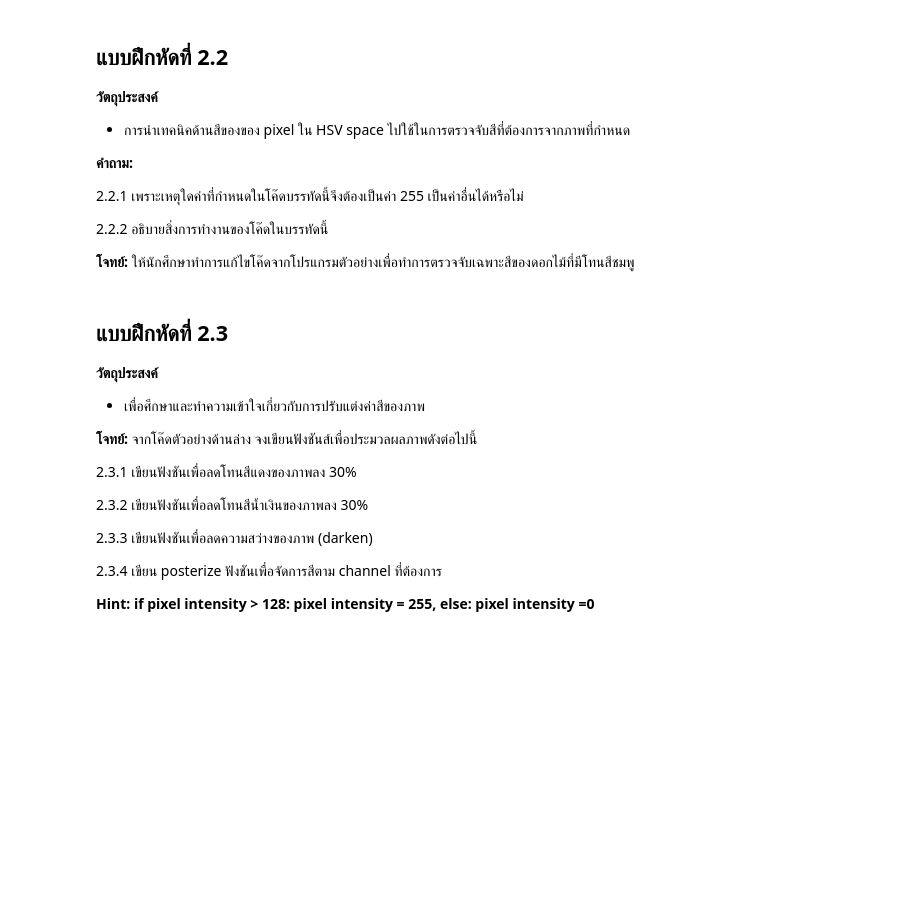
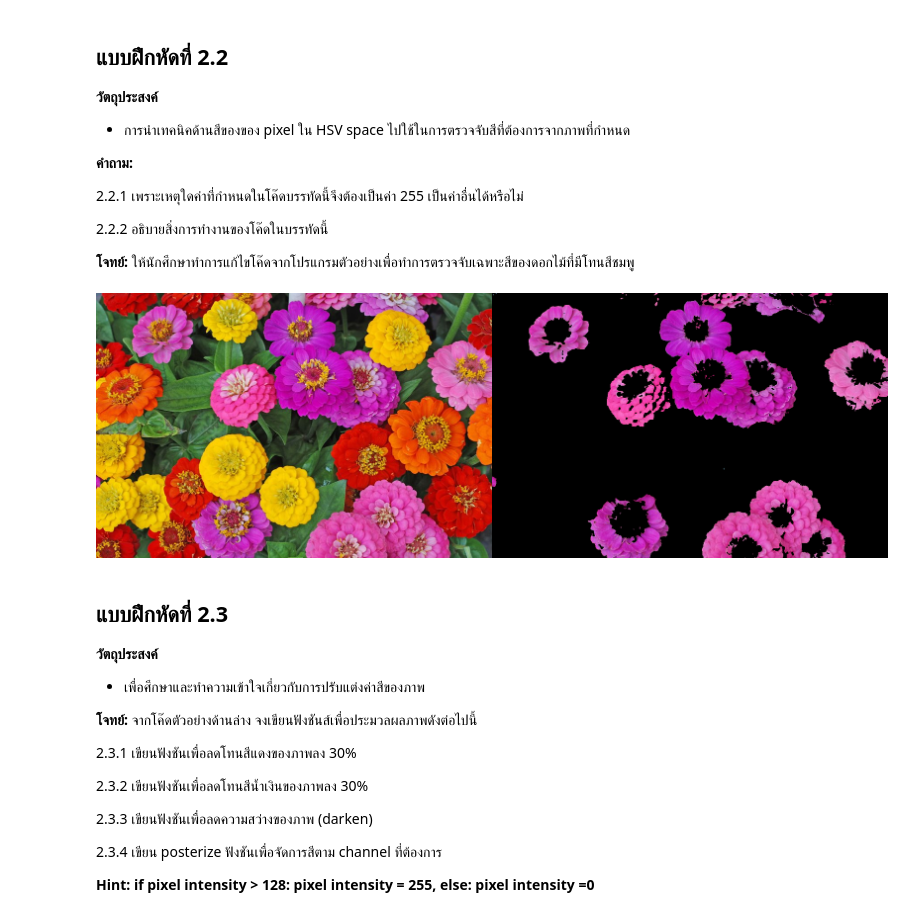
Before and after one commit to melchaorai/melchaorai, a Jupyter notebook: Homework2.ipynb, the cells around one changed output. Drawn from its saved outputs; the diff is of its cells as text; code cells hidden in the pictures; blank space fills up the shorter version.

```diff
--- a/Homework2.ipynb
+++ b/Homework2.ipynb
@@ -54,27 +54,29 @@ cv2_imshow(cv_img) #uncomment เพื่อแสดงภาพต้นฉ
 # %%
 flower_urls="https://github.com/jbinteam/010723305/blob/main/images/flowers-mixed.jpg?raw=true"
 flower_img = io.imread(flower_urls)
 
 original_img = img_as_ubyte(flower_img)
 
 flower_hsv = cv2.cvtColor(original_img,cv2.COLOR_RGB2HSV)
 
-upper_range_yellow=np.array([45,255,255]) # ค่าสูงสุดของ h,s และ v ที่ต้องการตรวจจับ
-lower_range_yellow=np.array([15,100,100]) # ค่าต่ำสุดของ h,s และ v ที่ต้องการตรวจจับ
+upper_range_yellow=np.array([165,255,255]) # ค่าสูงสุดของ h,s และ v ที่ต้องการตรวจจับ
+lower_range_yellow=np.array([90,100,100]) # ค่าต่ำสุดของ h,s และ v ที่ต้องการตรวจจับ
 
 mask = cv2.inRange(flower_hsv,lower_range_yellow,upper_range_yellow) #สร้าง mask จากช่วง hsv ที่กำหนด
 mask_indices=np.where(mask==255) # 2.2.1
 output_image = np.zeros(original_img.shape, dtype = "uint8")
 output_image[mask_indices] = original_img[mask_indices] # 2.2.2
 
 
 rgb_img=cv2.cvtColor(output_image,cv2.COLOR_RGB2BGR)
 original_img=cv2.cvtColor(original_img,cv2.COLOR_RGB2BGR)
 
 images=np.hstack((original_img,rgb_img))
 
 cv2_imshow(images)
-# cv2_imshow(mask)
+#cv2_imshow(mask)
+# %% [output]
+[figure, added]
 # %% [markdown]
 ## แบบฝึกหัดที่ 2.3
 **วัตถุประสงค์**
```
